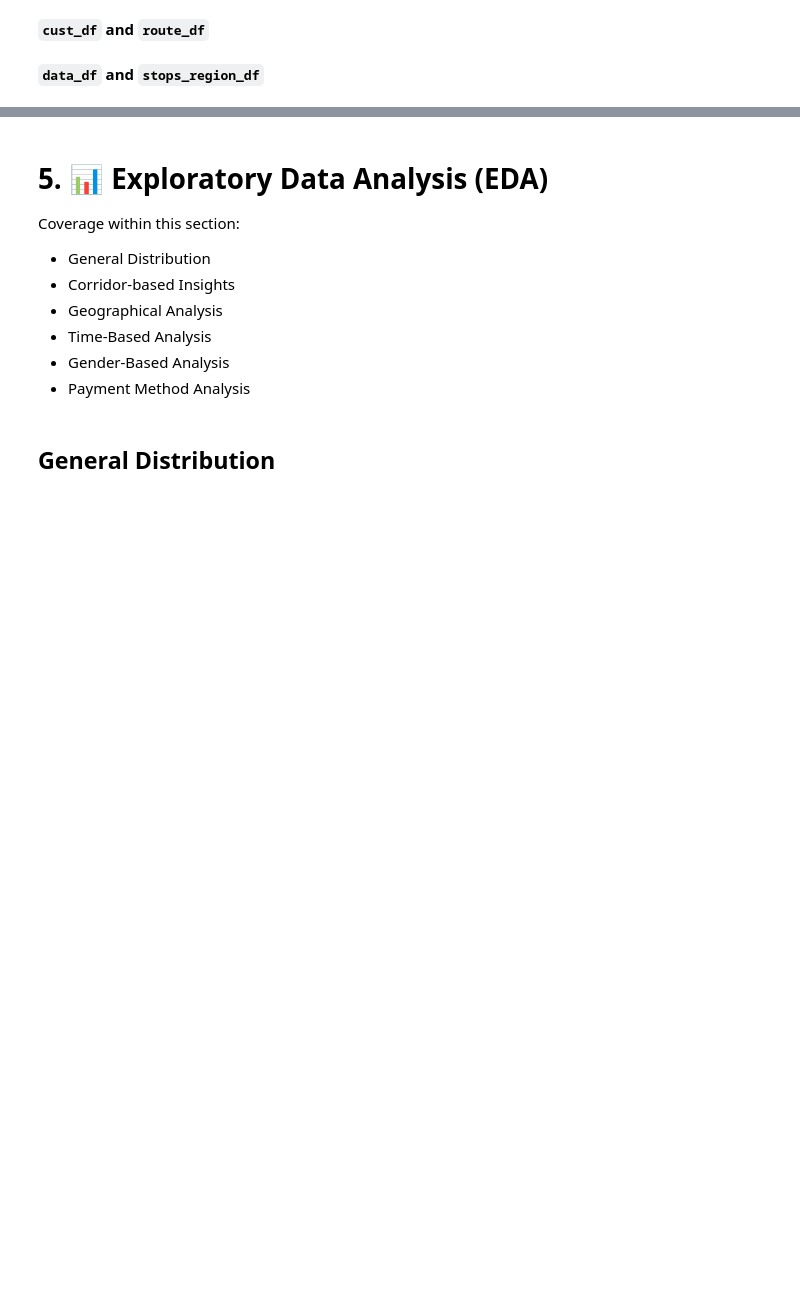
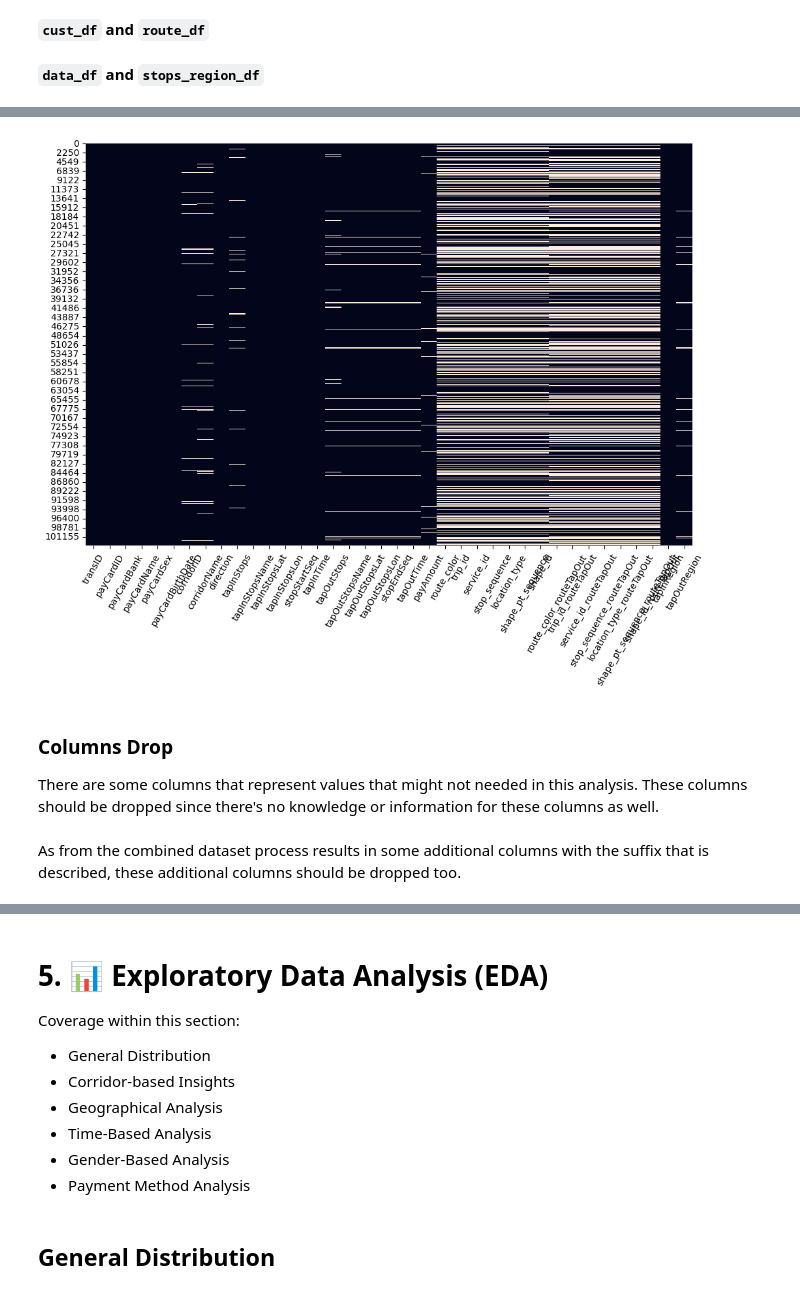
Before and after one commit to seanka/Python-TransJakarta-DataAnalysis, a Jupyter notebook: Notebook.ipynb, the cells around one changed output, grey strips where cells are left out. Drawn from its saved outputs; the diff is of its cells as text; code cells hidden in the pictures; blank space fills up the shorter version.

```diff
--- a/Notebook.ipynb
+++ b/Notebook.ipynb
@@ -649 +676,3 @@ data_df = pd.merge(
+# %%
+data_df.drop_duplicates(inplace=True)
 # %% [markdown]
@@ -650,0 +708,13 @@ data_df = pd.merge(
+# %%
+plt.figure(figsize=(12, 8))
+sns.heatmap(data_df.isna(), cbar=False)
+plt.xticks(rotation=60)
+plt.show()
+# %% [output]
+[figure, added]
+# %% [markdown]
+### **Columns Drop**
+
+There are some columns that represent values that might not needed in this analysis. These columns should be dropped since there's no knowledge or information for these columns as well.
+# %% [markdown]
+As from the combined dataset process results in some additional columns with the suffix that is described, these additional columns should be dropped too.
```
Also changed, not shown: parts of 48 cells of this notebook.
